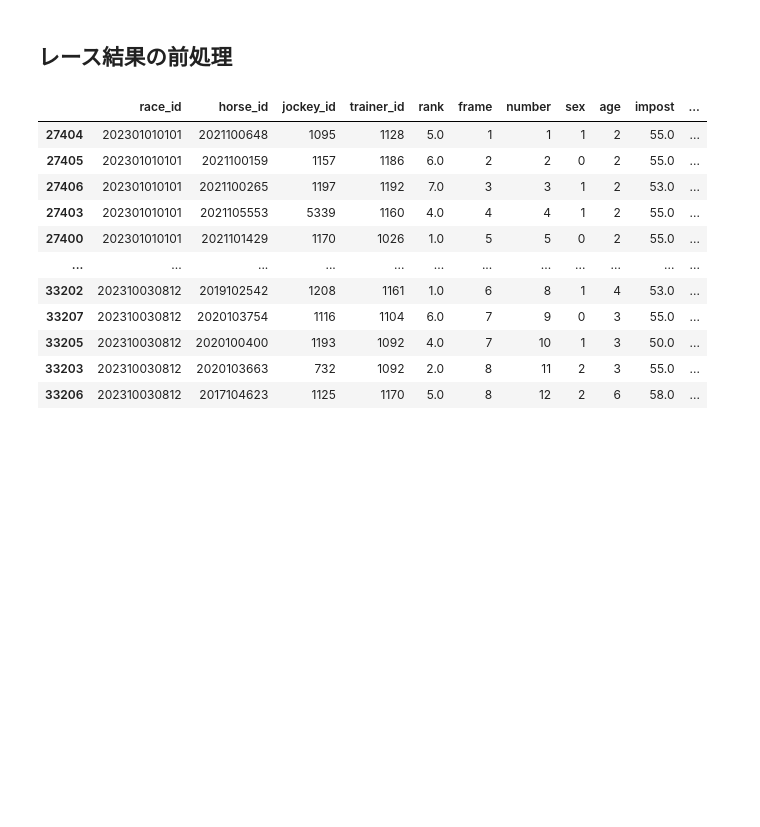
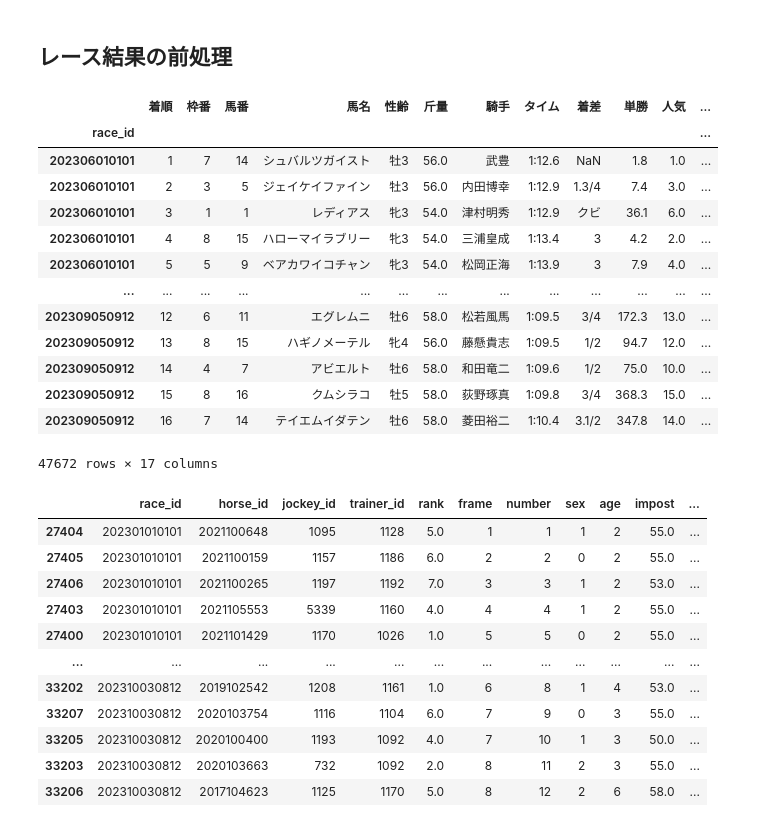
Before and after one commit to nanzeu/keiba, a Jupyter notebook: preprocessing.ipynb, the cells around one changed output. Saved outputs shown, nothing was run; the diff lists cells and outputs as text; code cells hidden in the pictures; blank space fills up the shorter version.

```diff
--- a/preprocessing.ipynb
+++ b/preprocessing.ipynb
@@ -15,6 +15,23 @@ results_p = preprocessing.process_results(save_file_name=f'results_{y}.csv')
 # %%
 path = os.path.join(local_paths.RAW_DIR, f"results_{y}.csv")
 results = pd.read_csv(path, index_col=0, encoding='utf8', sep='\t')
+# %%
+results
+# %% [output]
+|  | 着順 | 枠番 | 馬番 | 馬名 | 性齢 | 斤量 | 騎手 | タイム | 着差 | 単勝 | 人気 | ... |
+| race_id |  |  |  |  |  |  |  |  |  |  |  | ... |
+| 202306010101 | 1 | 7 | 14 | シュバルツガイスト | 牡3 | 56.0 | 武豊 | 1:12.6 | NaN | 1.8 | 1.0 | ... |
+| 202306010101 | 2 | 3 | 5 | ジェイケイファイン | 牡3 | 56.0 | 内田博幸 | 1:12.9 | 1.3/4 | 7.4 | 3.0 | ... |
+| 202306010101 | 3 | 1 | 1 | レディアス | 牝3 | 54.0 | 津村明秀 | 1:12.9 | クビ | 36.1 | 6.0 | ... |
+| 202306010101 | 4 | 8 | 15 | ハローマイラブリー | 牝3 | 54.0 | 三浦皇成 | 1:13.4 | 3 | 4.2 | 2.0 | ... |
+| 202306010101 | 5 | 5 | 9 | ベアカワイコチャン | 牝3 | 54.0 | 松岡正海 | 1:13.9 | 3 | 7.9 | 4.0 | ... |
+| ... | ... | ... | ... | ... | ... | ... | ... | ... | ... | ... | ... | ... |
+| 202309050912 | 12 | 6 | 11 | エグレムニ | 牡6 | 58.0 | 松若風馬 | 1:09.5 | 3/4 | 172.3 | 13.0 | ... |
+| 202309050912 | 13 | 8 | 15 | ハギノメーテル | 牝4 | 56.0 | 藤懸貴志 | 1:09.5 | 1/2 | 94.7 | 12.0 | ... |
+| 202309050912 | 14 | 4 | 7 | アビエルト | 牡6 | 58.0 | 和田竜二 | 1:09.6 | 1/2 | 75.0 | 10.0 | ... |
+| 202309050912 | 15 | 8 | 16 | クムシラコ | 牡5 | 58.0 | 荻野琢真 | 1:09.8 | 3/4 | 368.3 | 15.0 | ... |
+| 202309050912 | 16 | 7 | 14 | テイエムイダテン | 牡6 | 58.0 | 菱田裕二 | 1:10.4 | 3.1/2 | 347.8 | 14.0 | ... |
+47672 rows × 17 columns
 # %%
 results_path = os.path.join(local_paths.PREPROCESSED_DIR, f"results_{y}.csv")
 results_p = pd.read_csv(results_path, index_col=0, encoding='utf8', sep='\t', dtype={'jockey_id': str, 'trainer_id': str})
```
Also changed, not shown: parts of 1 cell of this notebook, 3 other files.
